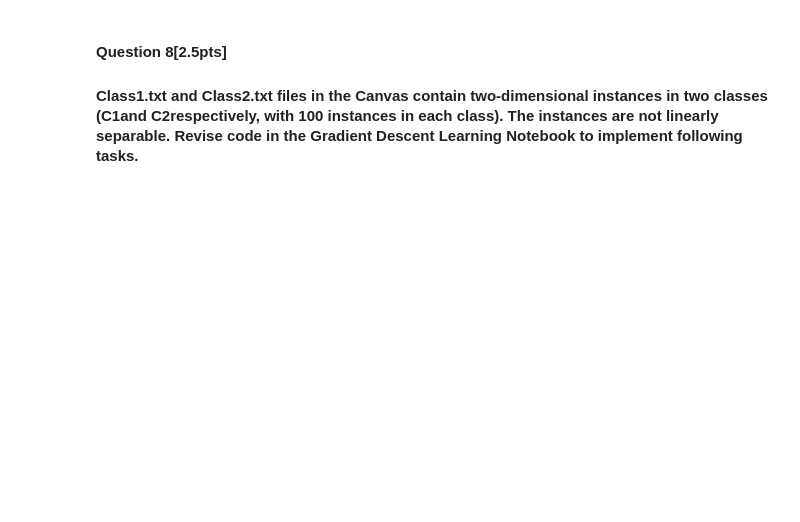
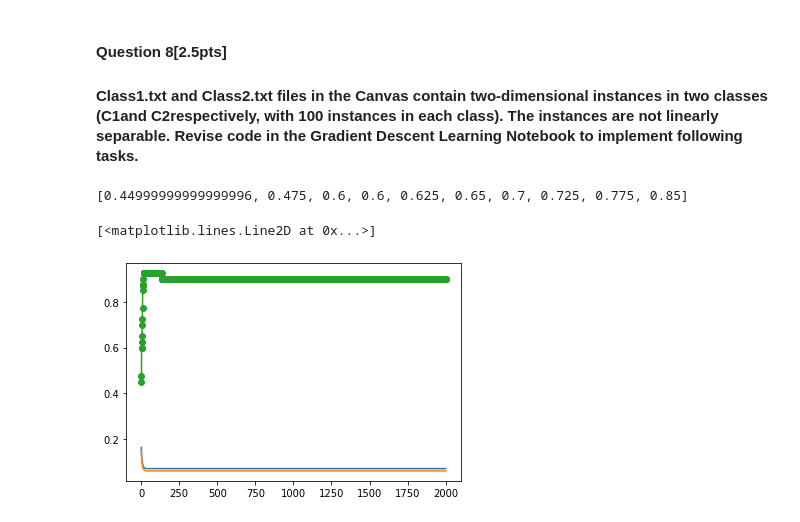
Before and after one commit to HsinTingHo/CAP6619-Deep-Learning, a Jupyter notebook: A2_Perceptron learning rule and gradient descent learning rule/Assignment2 - Perceptron learning rule and gradient descent learning rule.ipynb, the cells around one changed output. Saved outputs shown, nothing was run; the diff lists cells and outputs as text; code cells hidden in the pictures; blank space fills up the shorter version.

```diff
--- a/A2_Perceptron learning rule and gradient descent learning rule/Assignment2 - Perceptron learning rule and gradient descent learning rule.ipynb
+++ b/A2_Perceptron learning rule and gradient descent learning rule/Assignment2 - Perceptron learning rule and gradient descent learning rule.ipynb
@@ -123,13 +279,35 @@ Therefore,
 # %%
-# Randomly select 80% instances from class1.txt and 80% instances from class2.txt
-# to train a perceptron classifier (using gradient descent learning rule),
-# and use the classifier to classify remaining 20% instances in class1.txt and class2.txt.
 # Please report the classification accuracy of the perceptron classifier on the 20% test instances
 # (using learning rate=1/(# of training samples),
 # error threshold 0.01,
 # and iteration numbers 2,000) [0.5 pt]
+
+
+learning_rate = 1/X_train.shape[0]
+error_threshold = 0.01
+iteration = 2000
+threshold = 0.5
+
+start_t = time.time()
+w, misclassified, testError, accuracy = GradientDescentLearning(
+    X_train_m, y_train_m, iteration, learning_rate, error_threshold,
+    X_test_m, y_test_m, threshold
+)
+end_t = time.time()
+
+print(accuracy[0:10])
+# %% [output]
+[0.44999999999999996, 0.475, 0.6, 0.6, 0.625, 0.65, 0.7, 0.725, 0.775, 0.85]
 # %%
 # Please report the training errors and test errors of the perceptron classifier
 # with respect to each iteration.
 # Please show the two error rates on the same chart, where the x-axis denotes the iteration
 # and the y-axis denotes the mean classification errors [0.5 pt]
+
+epochs=np.arange(1, iteration+1)
+plt.plot(epochs, misclassified)
+plt.plot(epochs, testError)
+plt.plot(epochs, accuracy,marker='o')
+# %% [output]
+[<matplotlib.lines.Line2D at 0x...>]
+[figure, added]
```
Also changed, not shown: parts of 24 cells of this notebook, 1 other file.
